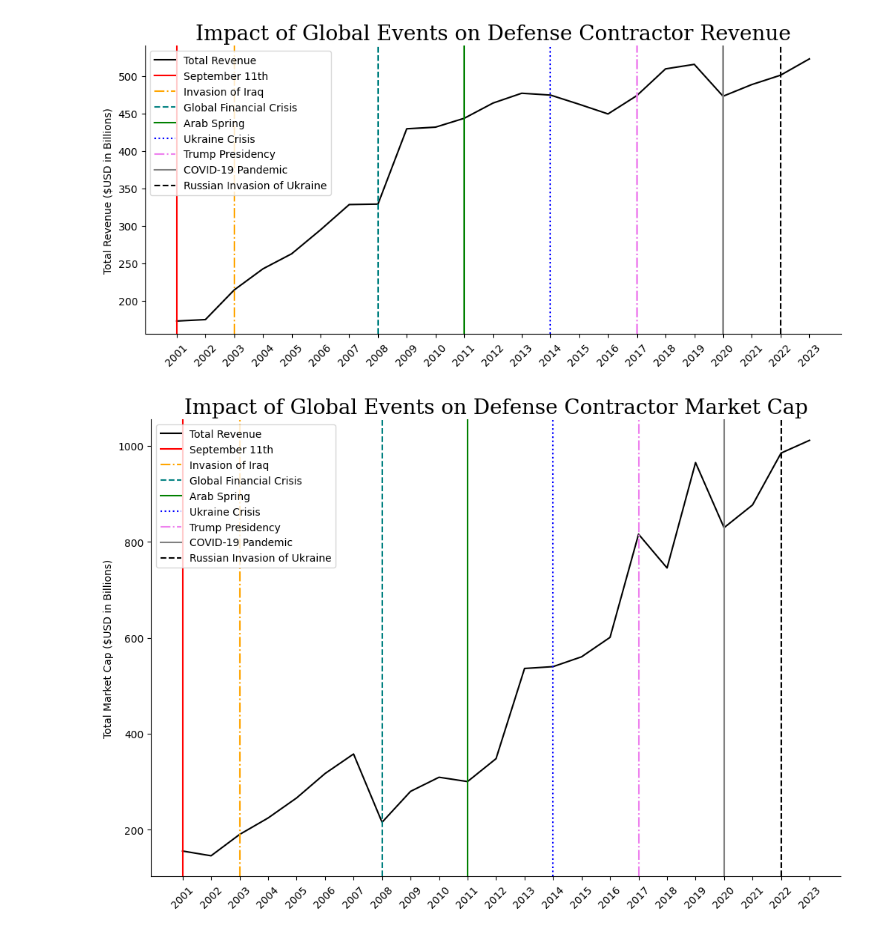
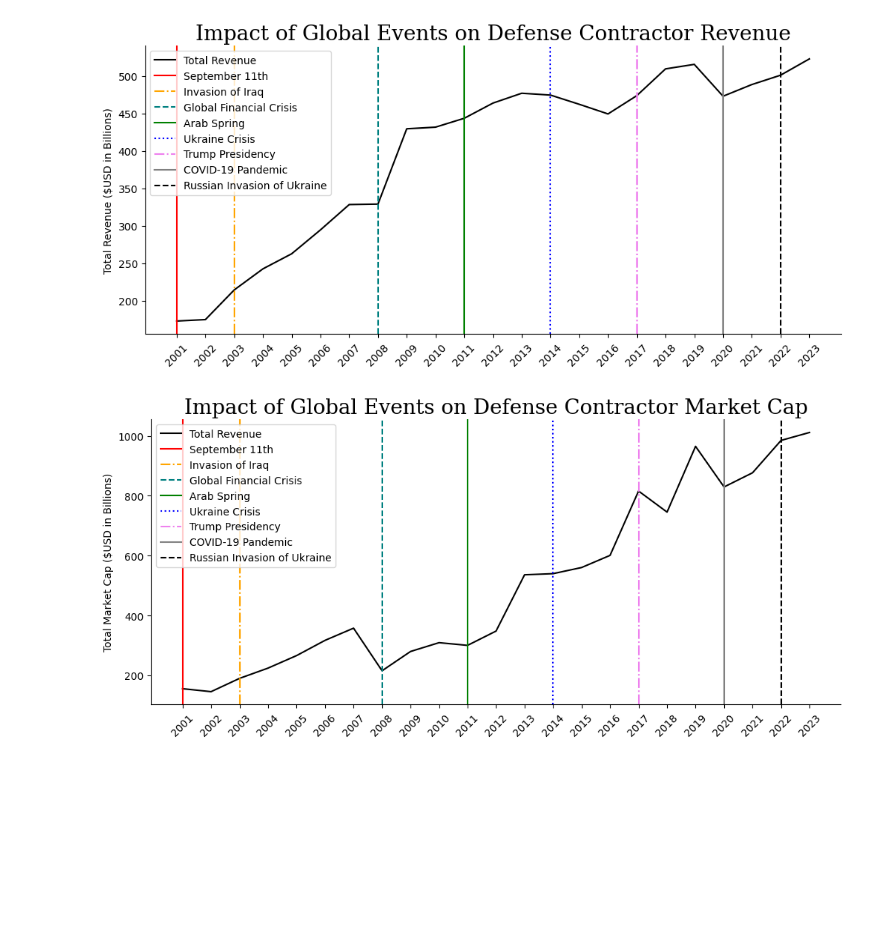
Before and after one commit to robertholzmann/Blogpost, a Jupyter notebook: Real Deal/defense_contractors.ipynb, the cells around one changed output. Cells and saved outputs as stored; diff of their text form; code cells hidden in the pictures; blank space fills up the shorter version.

Commit message:
updated plots

```diff
--- a/Real Deal/defense_contractors.ipynb
+++ b/Real Deal/defense_contractors.ipynb
@@ -482,35 +482,35 @@ key_events = {
 
 # Aggregate market cap by year
 market_cap = df.groupby('Year')['Market cap'].sum()
 
 # Plot market cap with key events
-plt.figure(figsize=(12, 8))
+plt.figure(figsize=(12, 5))
 plt.plot(market_cap.index, market_cap.values,  label='Total Revenue', color='black')
 
 
 # Add vertical lines using key_events dictionary
 for year, event in key_events.items():
     plt.axvline(x=int(year), color=event['color'], linestyle=event['linestyle'], label=event['event'])
 
 # Create fontdict to format font
 font = {'family': 'serif',
         'weight': 'normal',
         'size': 20
        }
 
 plt.title('Impact of Global Events on Defense Contractor Market Cap', fontdict=font)
 plt.xlabel('')
 plt.ylabel('Total Market Cap ($USD in Billions)')
 
 # To display each year 2001-2023 along x-axis
 all_years = np.arange(df['Year'].min(), df['Year'].max() + 1)
 plt.xticks(ticks=all_years, labels=all_years, rotation=45)
 
 plt.gca().spines[['top', 'right']].set_visible(False)
 plt.legend()
 plt.show()
 # %% [output]
-[figure, old version]
+[figure, new version]
 # %%
 # Calculate annual growth rates for each company
 df['Revenue Growth'] = df.groupby('Name')['Revenue'].pct_change()
```
Also changed, not shown: parts of 1 cell of this notebook, 3 other files.
